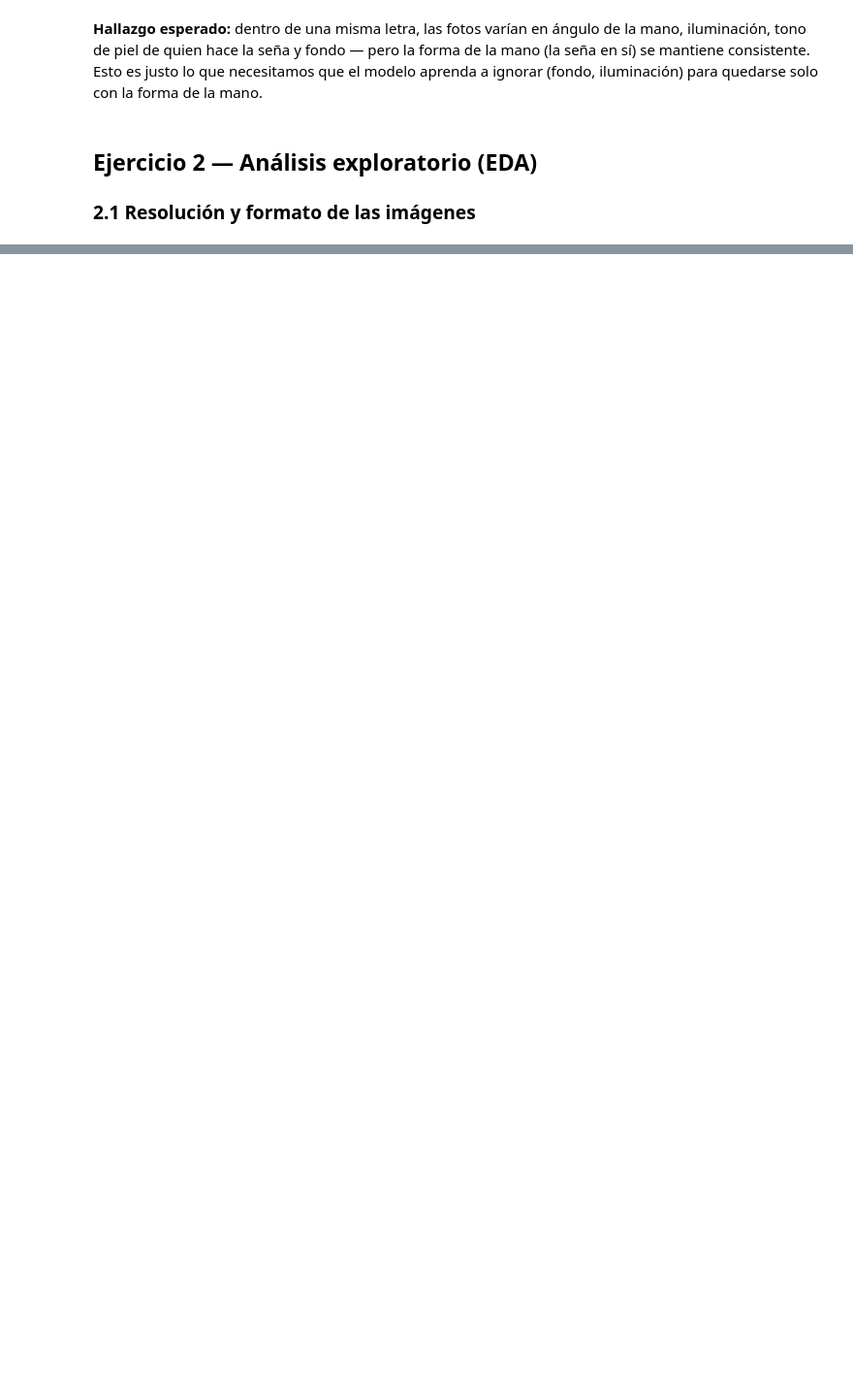
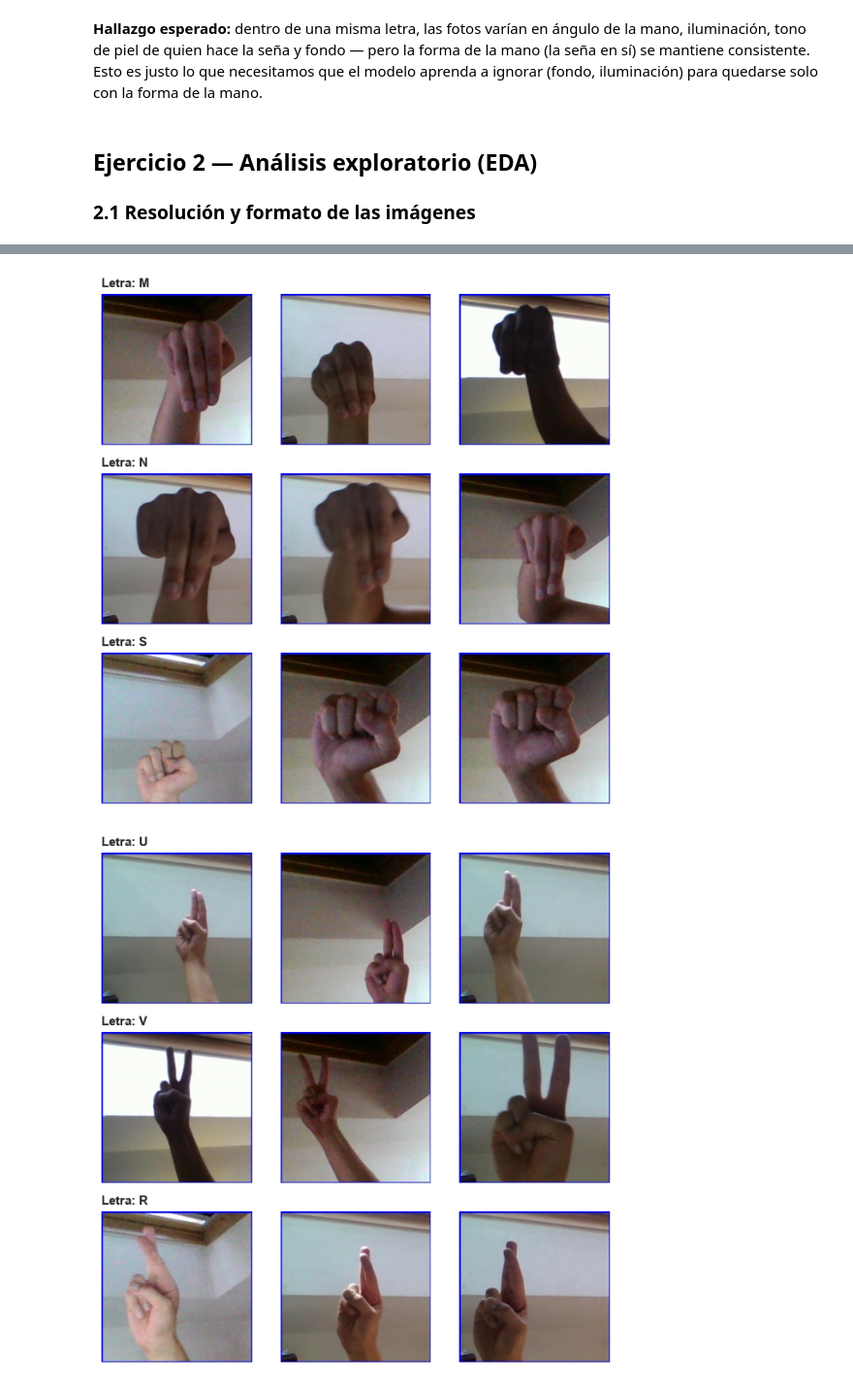
Before and after one commit to Qu3zada22/Laboratorio3-ds, a Jupyter notebook: notebooks/01_eda_preprocessing.ipynb, the cells around one changed output, grey strips where cells are left out. Shown at 97% size. Cells and saved outputs as stored; diff of their text form; code cells hidden in the pictures; blank space fills up the shorter version.

```diff
--- a/notebooks/01_eda_preprocessing.ipynb
+++ b/notebooks/01_eda_preprocessing.ipynb
@@ -95,0 +167,8 @@ iluminación) para quedarse solo con la forma de la mano.
+# %%
+confusable_groups = [["M", "N", "S"], ["U", "V", "R"], ["G", "H"]]
+
+for group in confusable_groups:
+    show_letter_samples(group, n_samples=3)
+# %% [output]
+[figure, added]
+[figure, added]
```
Also changed, not shown: parts of 9 cells of this notebook.
